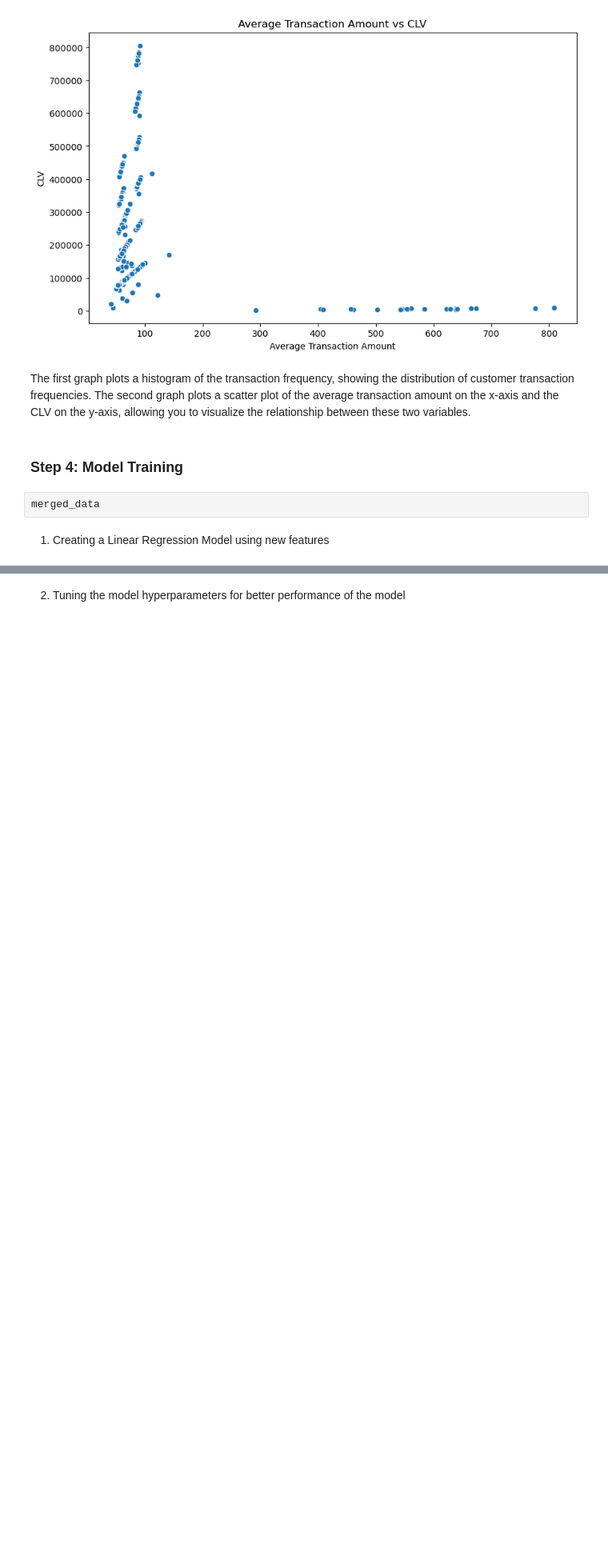
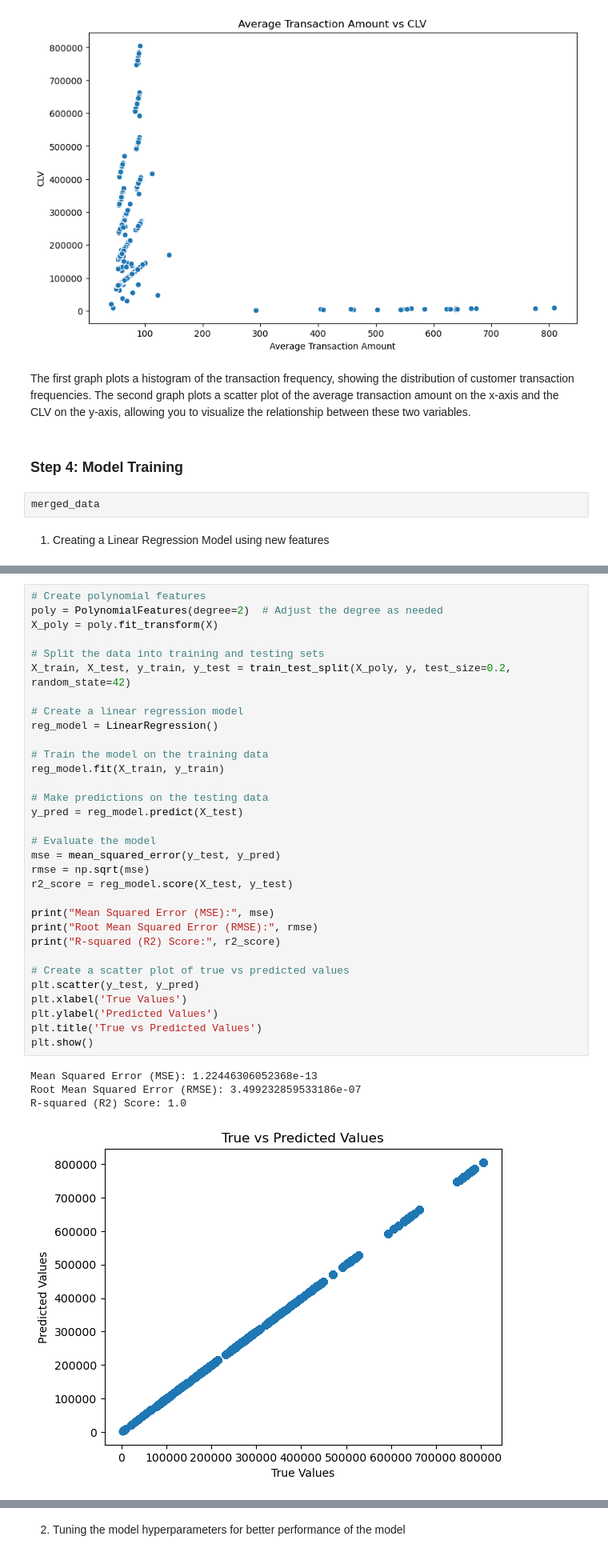
Before and after one commit to hemangsharma/36106_UTS_Assignment3, a Jupyter notebook: main.ipynb, the cells around one changed output, grey strips where cells are left out. Shown: that part at 80% size. Saved outputs shown, nothing was run; the diff lists cells and outputs as text; blank space fills up the shorter version.

```diff
--- a/main.ipynb
+++ b/main.ipynb
@@ -356,0 +450,37 @@ Print the first 10 predictions:
+# %%
+# Create polynomial features
+poly = PolynomialFeatures(degree=2)  # Adjust the degree as needed
+X_poly = poly.fit_transform(X)
+
+# Split the data into training and testing sets
+X_train, X_test, y_train, y_test = train_test_split(X_poly, y, test_size=0.2, random_state=42)
+
+# Create a linear regression model
+reg_model = LinearRegression()
+
+# Train the model on the training data
+reg_model.fit(X_train, y_train)
+
+# Make predictions on the testing data
+y_pred = reg_model.predict(X_test)
+
+# Evaluate the model
+mse = mean_squared_error(y_test, y_pred)
+rmse = np.sqrt(mse)
+r2_score = reg_model.score(X_test, y_test)
+
+print("Mean Squared Error (MSE):", mse)
+print("Root Mean Squared Error (RMSE):", rmse)
+print("R-squared (R2) Score:", r2_score)
+
+# Create a scatter plot of true vs predicted values
+plt.scatter(y_test, y_pred)
+plt.xlabel('True Values')
+plt.ylabel('Predicted Values')
+plt.title('True vs Predicted Values')
+plt.show()
+# %% [output]
+Mean Squared Error (MSE): 1.22446306052368e-13
+Root Mean Squared Error (RMSE): 3.499232859533186e-07
+R-squared (R2) Score: 1.0
+[figure, added]
```
Also changed, not shown: parts of 28 cells of this notebook, 1 other file.
